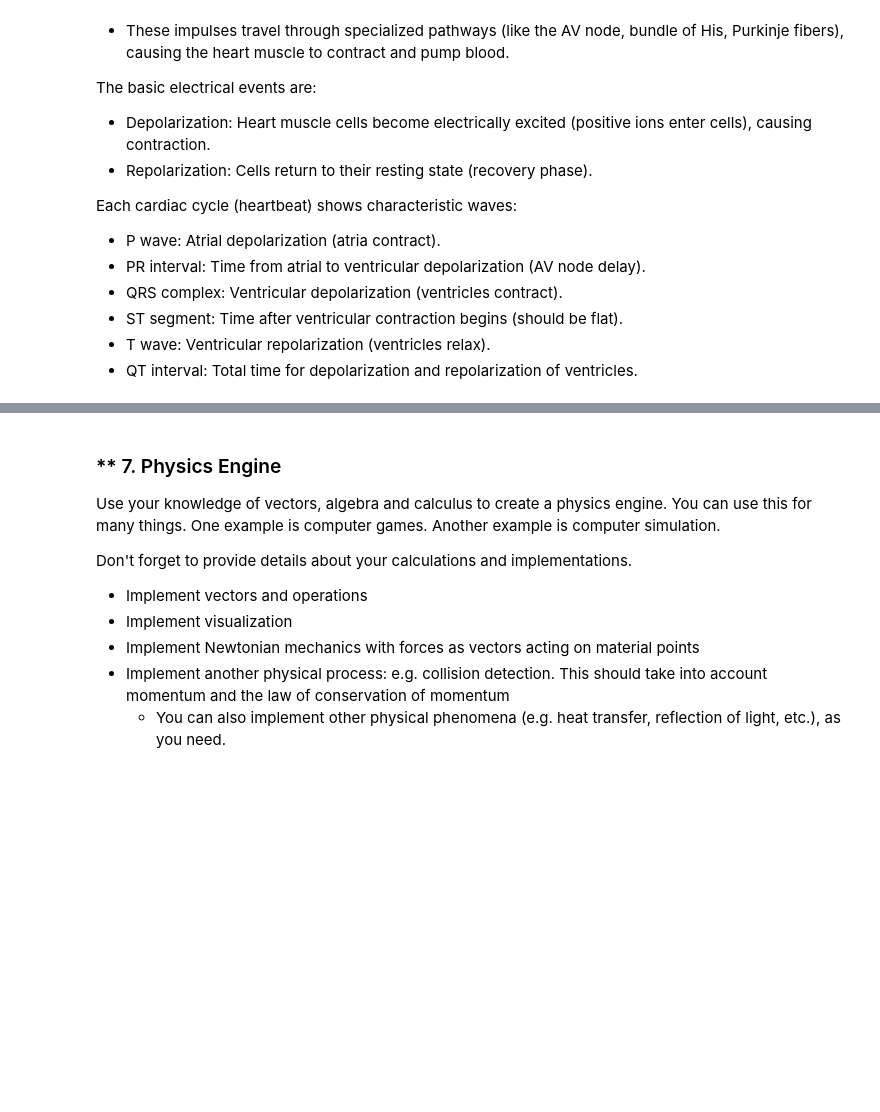
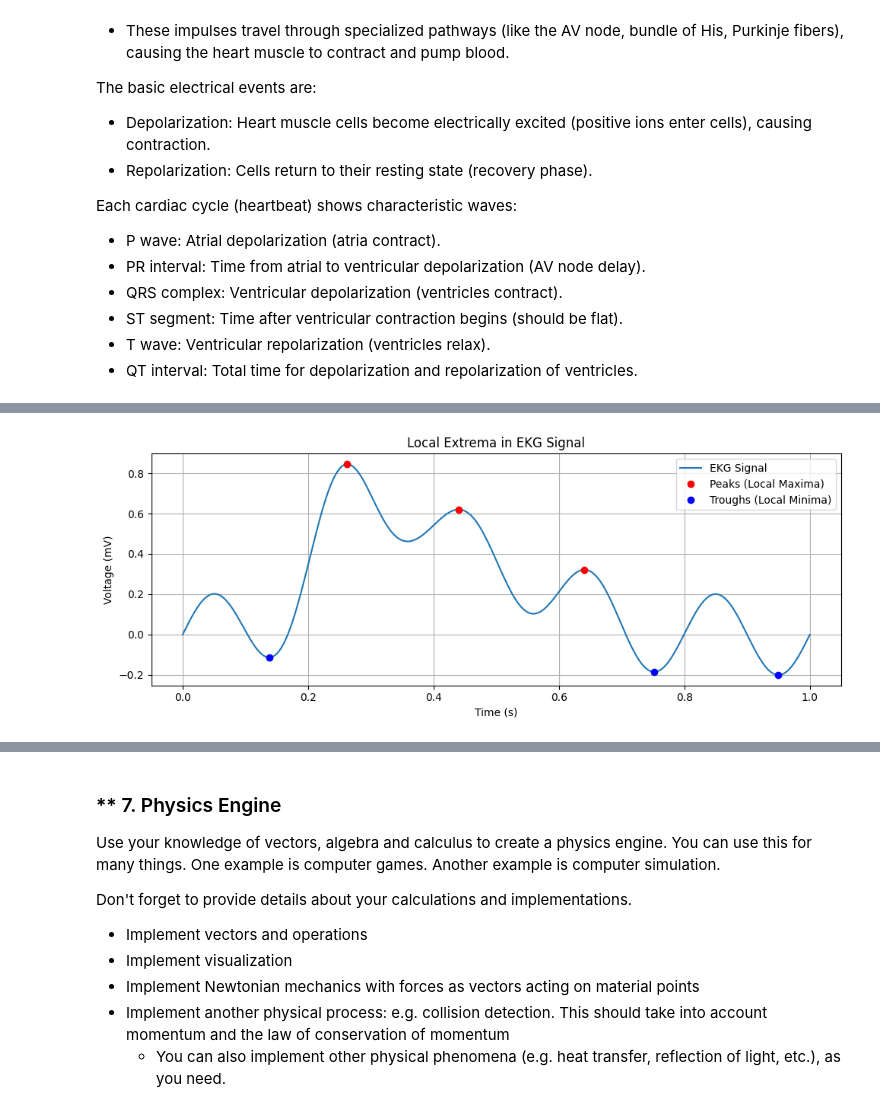
Before and after one commit to stilyan122/AI-and-Machine-Learning, a Jupyter notebook: Math Concepts for Developers/Calculus/Exercise/Calculus Exercise.ipynb, the cells around one changed output, grey strips where cells are left out. Cells and saved outputs as stored; diff of their text form; code cells hidden in the pictures; blank space fills up the shorter version.

```diff
--- a/Math Concepts for Developers/Calculus/Exercise/Calculus Exercise.ipynb
+++ b/Math Concepts for Developers/Calculus/Exercise/Calculus Exercise.ipynb
@@ -684,0 +807,27 @@ Each cardiac cycle (heartbeat) shows characteristic waves:
+# %%
+t = np.linspace(0, 1, 1000)
+ekg_signal = (
+    0.2 * np.sin(2 * np.pi * 5 * t) +
+    1.0 * np.exp(-100 * (t - 0.3)**2) +
+    -0.15 * np.exp(-300 * (t - 0.28)**2) +
+    -0.25 * np.exp(-300 * (t - 0.32)**2) +
+    0.35 * np.exp(-50 * (t - 0.5)**2)
+)
+
+peaks, _ = find_peaks(ekg_signal, height=0.3)
+
+troughs, _ = find_peaks(-ekg_signal, height=0.1)
+
+plt.figure(figsize=(10, 4))
+plt.plot(t, ekg_signal, label='EKG Signal')
+plt.plot(t[peaks], ekg_signal[peaks], 'ro', label='Peaks (Local Maxima)')
+plt.plot(t[troughs], ekg_signal[troughs], 'bo', label='Troughs (Local Minima)')
+plt.title("Local Extrema in EKG Signal")
+plt.xlabel("Time (s)")
+plt.ylabel("Voltage (mV)")
+plt.legend()
+plt.grid(True)
+plt.tight_layout()
+plt.show()
+# %% [output]
+[figure, added]
```
Also changed, not shown: parts of 22 cells of this notebook.
